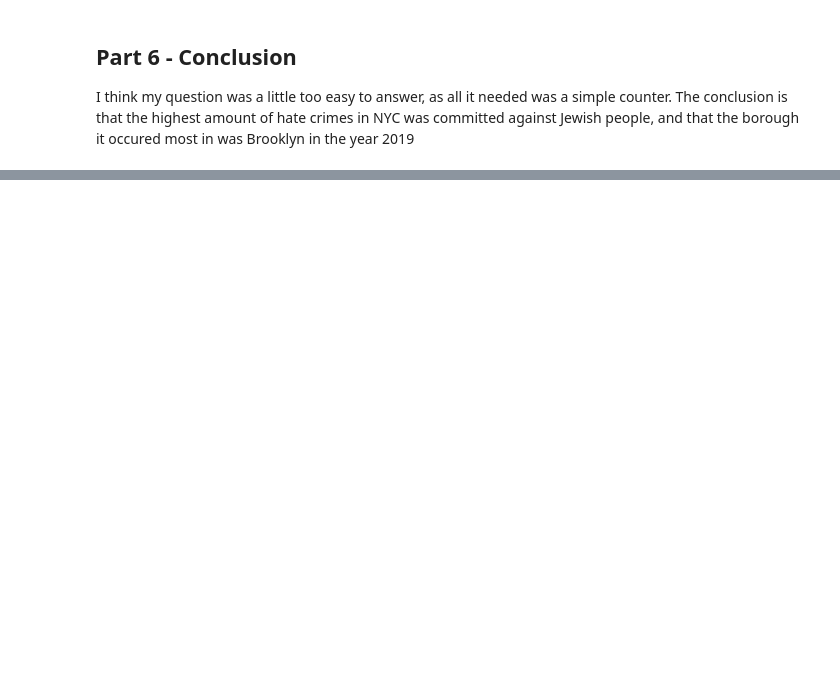
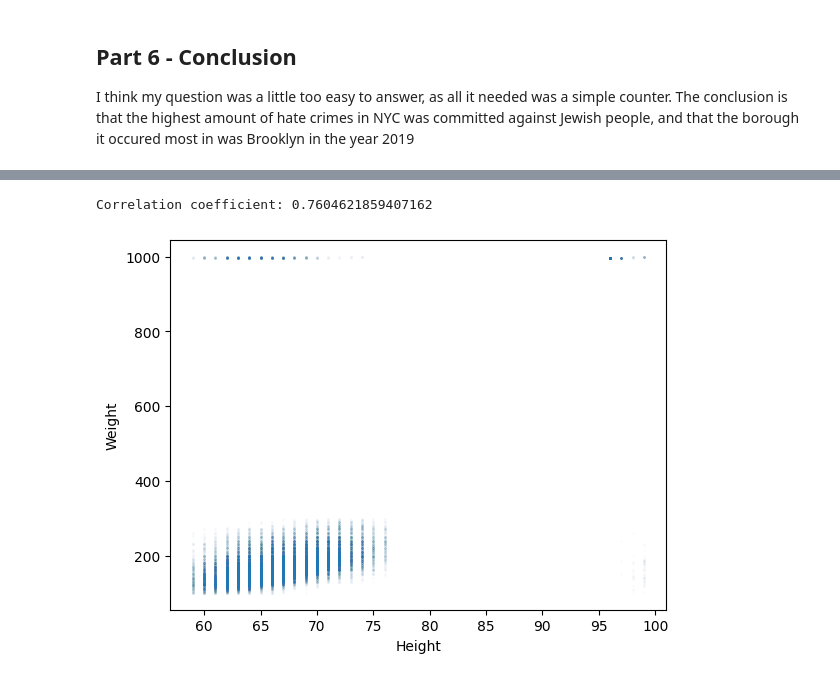
Before and after one commit to reyhanquayum/NYC-Hate-Crimes-Visualization, a Jupyter notebook: src/homework03.ipynb, the cells around one changed output, grey strips where cells are left out. Saved outputs shown, nothing was run; the diff lists cells and outputs as text; code cells hidden in the pictures; blank space fills up the shorter version.

```diff
--- a/src/homework03.ipynb
+++ b/src/homework03.ipynb
@@ -357,0 +365,27 @@ I think my question was a little too easy to answer, as all it needed was a simp
+# %%
+import csv
+import numpy as np
+import matplotlib.pyplot as plt
+
+with open('adult19.csv', newline='') as csvfile:
+    reader = csv.DictReader(csvfile)
+    height = []
+    weight = []
+
+    for row in reader:
+
+        height.append(float(row['HEIGHTTC_A']))
+        weight.append(float(row['WEIGHTLBTC_A']))
+
+
+    corrcoef = np.corrcoef(height, weight)[0,1]
+    print(f"Correlation coefficient: {corrcoef}")
+
+
+    plt.scatter(height, weight, alpha=0.01, s=2)
+    plt.xlabel('Height')
+    plt.ylabel('Weight')
+    plt.show()
+# %% [output]
+Correlation coefficient: 0.7604621859407162
+[figure, added]
```
Also changed, not shown: parts of 3 cells of this notebook, 1 other file.
